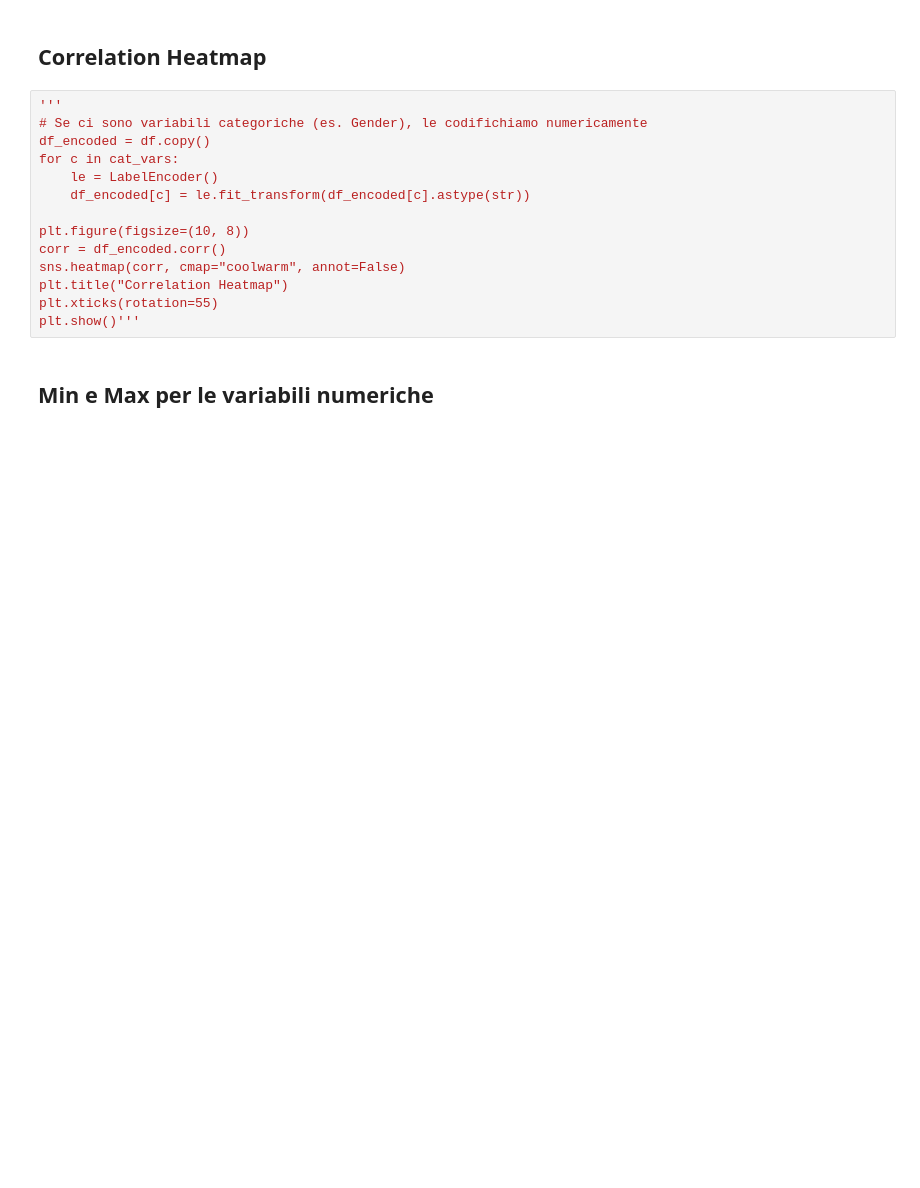
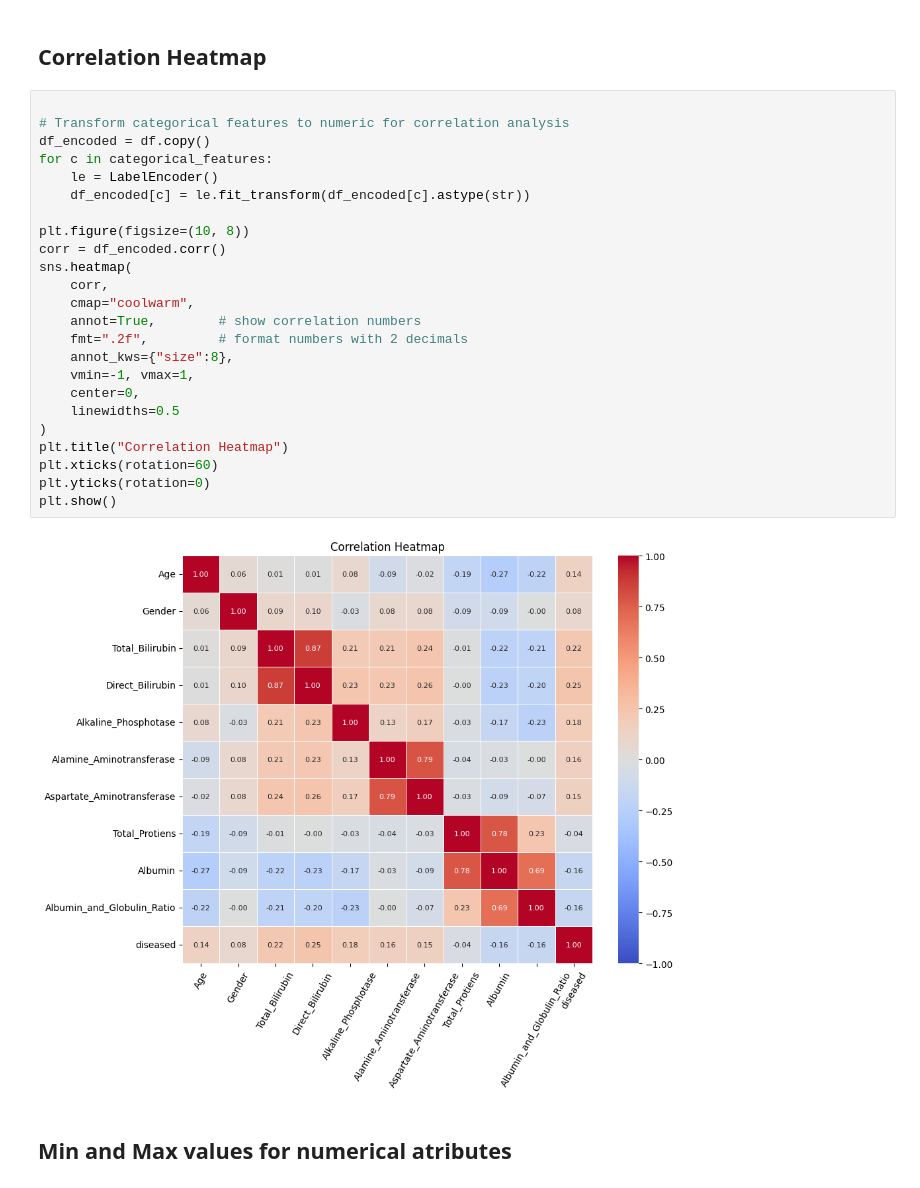
Before and after one commit to hamburguesasinmayonesa/Practica_1-MachineLearning, a Jupyter notebook: 3-código.ipynb, the cells around one changed output. Drawn from its saved outputs; the diff is of its cells as text; blank space fills up the shorter version.

```diff
--- a/3-código.ipynb
+++ b/3-código.ipynb
@@ -122,20 +184,32 @@ for col in num_vars:
 # %% [markdown]
 ## Correlation Heatmap
 # %%
-'''
-# Se ci sono variabili categoriche (es. Gender), le codifichiamo numericamente
+
+# Transform categorical features to numeric for correlation analysis
 df_encoded = df.copy()
-for c in cat_vars:
+for c in categorical_features:
     le = LabelEncoder()
     df_encoded[c] = le.fit_transform(df_encoded[c].astype(str))
 
 plt.figure(figsize=(10, 8))
 corr = df_encoded.corr()
-sns.heatmap(corr, cmap="coolwarm", annot=False)
+sns.heatmap(
+    corr,
+    cmap="coolwarm",
+    annot=True,        # show correlation numbers
+    fmt=".2f",         # format numbers with 2 decimals
+    annot_kws={"size":8},
+    vmin=-1, vmax=1,
+    center=0,
+    linewidths=0.5
+)
 plt.title("Correlation Heatmap")
-plt.xticks(rotation=55)
-plt.show()'''
+plt.xticks(rotation=60)
+plt.yticks(rotation=0)
+plt.show()
+# %% [output]
+[figure, added]
 # %% [markdown]
-## Min e Max per le variabili numeriche
+## Min and Max values for numerical atributes
 # %%
 min_max_table = pd.DataFrame({
```
Also changed, not shown: parts of 62 cells of this notebook.
